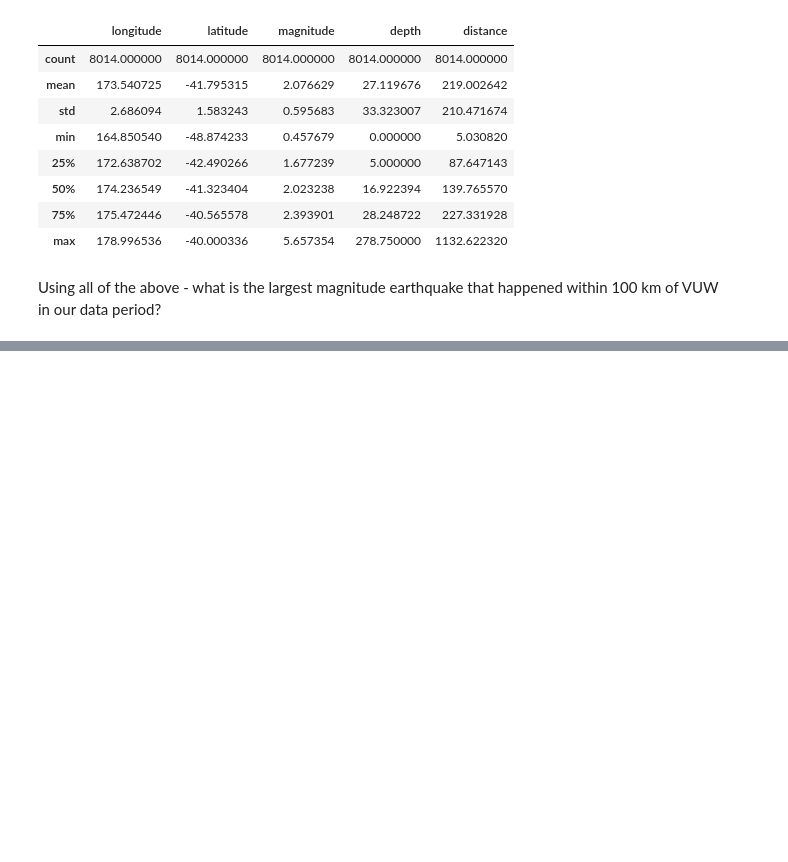
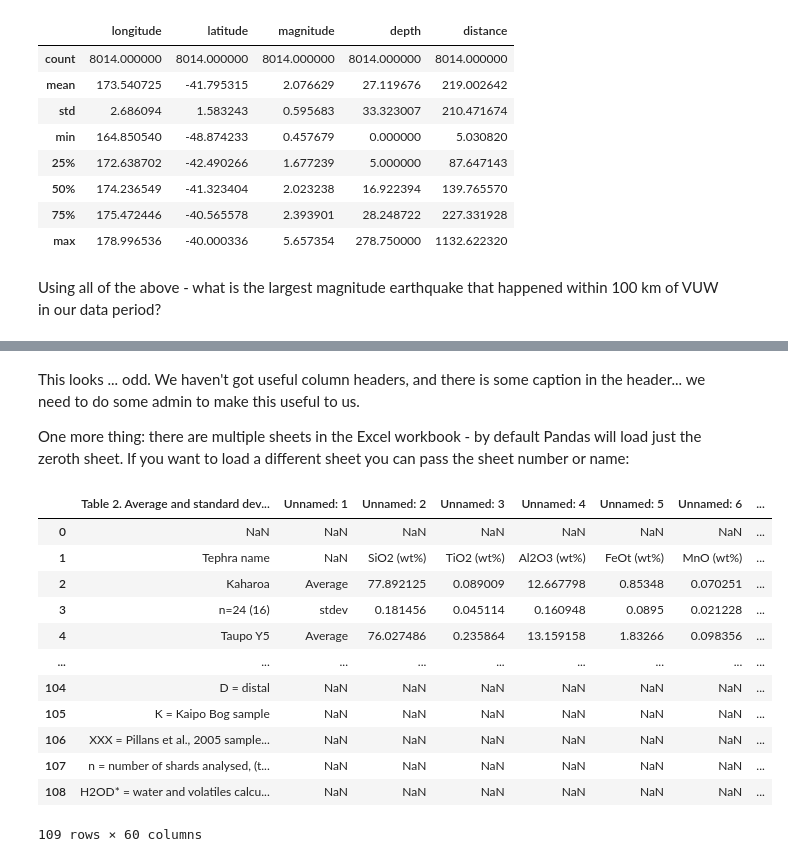
Before and after one commit to calum-chamberlain/ESCI451-Python, a Jupyter notebook: ESCI451_Module_2B.ipynb, the cells around one changed output, grey strips where cells are left out. Cells and saved outputs as stored; diff of their text form; code cells hidden in the pictures; blank space fills up the shorter version.

```diff
--- a/ESCI451_Module_2B.ipynb
+++ b/ESCI451_Module_2B.ipynb
@@ -632,0 +672,22 @@ Using all of the above - what is the largest magnitude earthquake that happened
+# %% [markdown]
+This looks ... odd. We haven't got useful column headers, and there is some caption in the header... we need to do some admin to make this useful to us.
+
+One more thing: there are multiple sheets in the Excel workbook - by default Pandas will load just the zeroth sheet. If you want to load a different sheet you can pass the sheet number or name:
+# %%
+tephranz_2 = pd.read_excel("data/TephraNZ/TephraNZ_Tables_FINAL4.xlsx", sheet_name=1)
+
+tephranz_2
+# %% [output]
+|  | Table 2. Average and standard dev... | Unnamed: 1 | Unnamed: 2 | Unnamed: 3 | Unnamed: 4 | Unnamed: 5 | Unnamed: 6 | ... |
+| 0 | NaN | NaN | NaN | NaN | NaN | NaN | NaN | ... |
+| 1 | Tephra name | NaN | SiO2 (wt%) | TiO2 (wt%) | Al2O3 (wt%) | FeOt (wt%) | MnO (wt%) | ... |
+| 2 | Kaharoa | Average | 77.892125 | 0.089009 | 12.667798 | 0.85348 | 0.070251 | ... |
+| 3 | n=24 (16) | stdev | 0.181456 | 0.045114 | 0.160948 | 0.0895 | 0.021228 | ... |
+| 4 | Taupo Y5 | Average | 76.027486 | 0.235864 | 13.159158 | 1.83266 | 0.098356 | ... |
+| ... | ... | ... | ... | ... | ... | ... | ... | ... |
+| 104 | D = distal | NaN | NaN | NaN | NaN | NaN | NaN | ... |
+| 105 | K = Kaipo Bog sample | NaN | NaN | NaN | NaN | NaN | NaN | ... |
+| 106 | XXX = Pillans et al., 2005 sample... | NaN | NaN | NaN | NaN | NaN | NaN | ... |
+| 107 | n = number of shards analysed, (t... | NaN | NaN | NaN | NaN | NaN | NaN | ... |
+| 108 | H2OD* = water and volatiles calcu... | NaN | NaN | NaN | NaN | NaN | NaN | ... |
+109 rows × 60 columns
```
Also changed, not shown: parts of 13 cells of this notebook.
